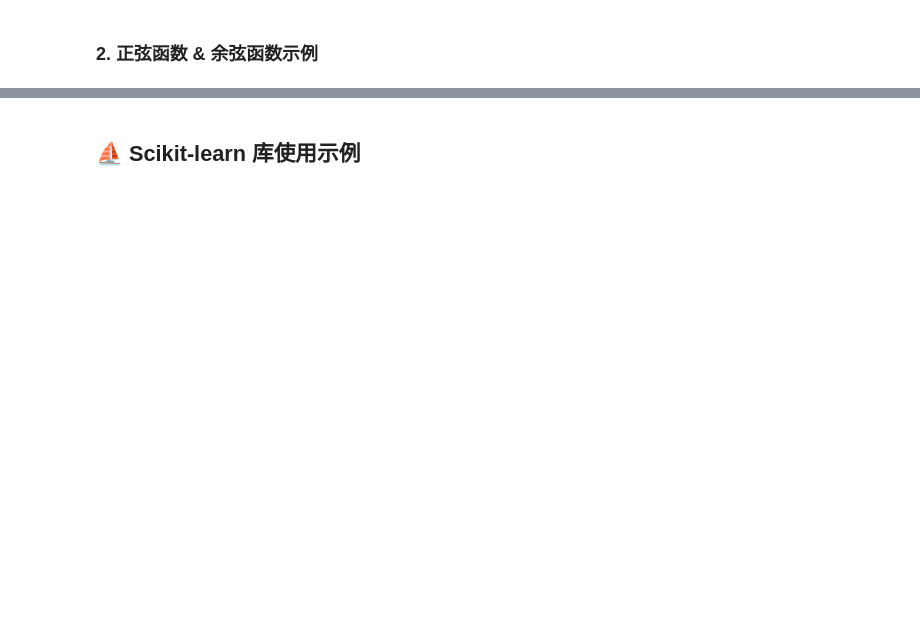
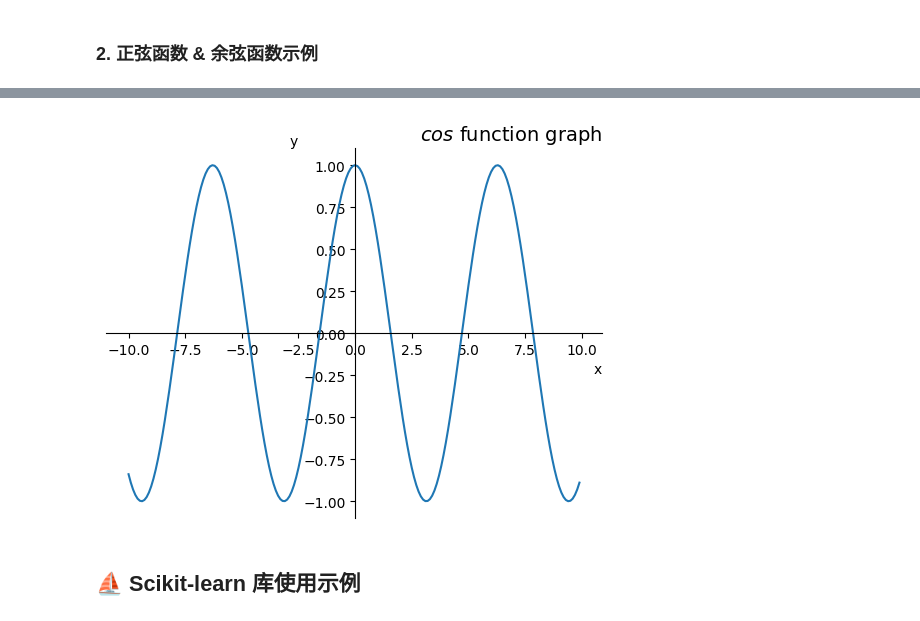
Before and after one commit to Alberthua-Perl/python-project-demo, a Jupyter notebook: AI267v2.x-course/MLOps_on_Red_Hat_OpenShift_AI.ipynb, the cells around one changed output, grey strips where cells are left out. Cells and saved outputs as stored; diff of their text form; code cells hidden in the pictures; blank space fills up the shorter version.

```diff
--- a/AI267v2.x-course/基于 Red Hat OpenShift AI 运行 MLOps.ipynb
+++ b/AI267v2.x-course/MLOps_on_Red_Hat_OpenShift_AI.ipynb
@@ -755,2 +855,25 @@ plt.show()
+# %%
+def cos_plot():
+    x = np.arange(-10, 10, .1)
+    y = np.cos(x)
+
+    fig, ax = plt.subplots()
+    ax.plot(x, y)
+
+    # 移动坐标轴到零点
+    for spine in ['left', 'bottom']:
+        ax.spines[spine].set_position('zero')
+    for spine in ['right', 'top']:
+        ax.spines[spine].set_visible(False)
+
+    ax.set_xlabel('x', loc='right')
+    ax.set_ylabel('y', rotation=0, loc='top')
+    ax.set_title('$cos$ function graph', fontsize=14, loc='right')
+
+    plt.show()
+
+cos_plot()
+# %% [output]
+[figure, added]
 # %% [markdown]
 ## ⛵ **Scikit-learn 库使用示例**
```
Also changed, not shown: parts of 48 cells of this notebook, 19 other files.
